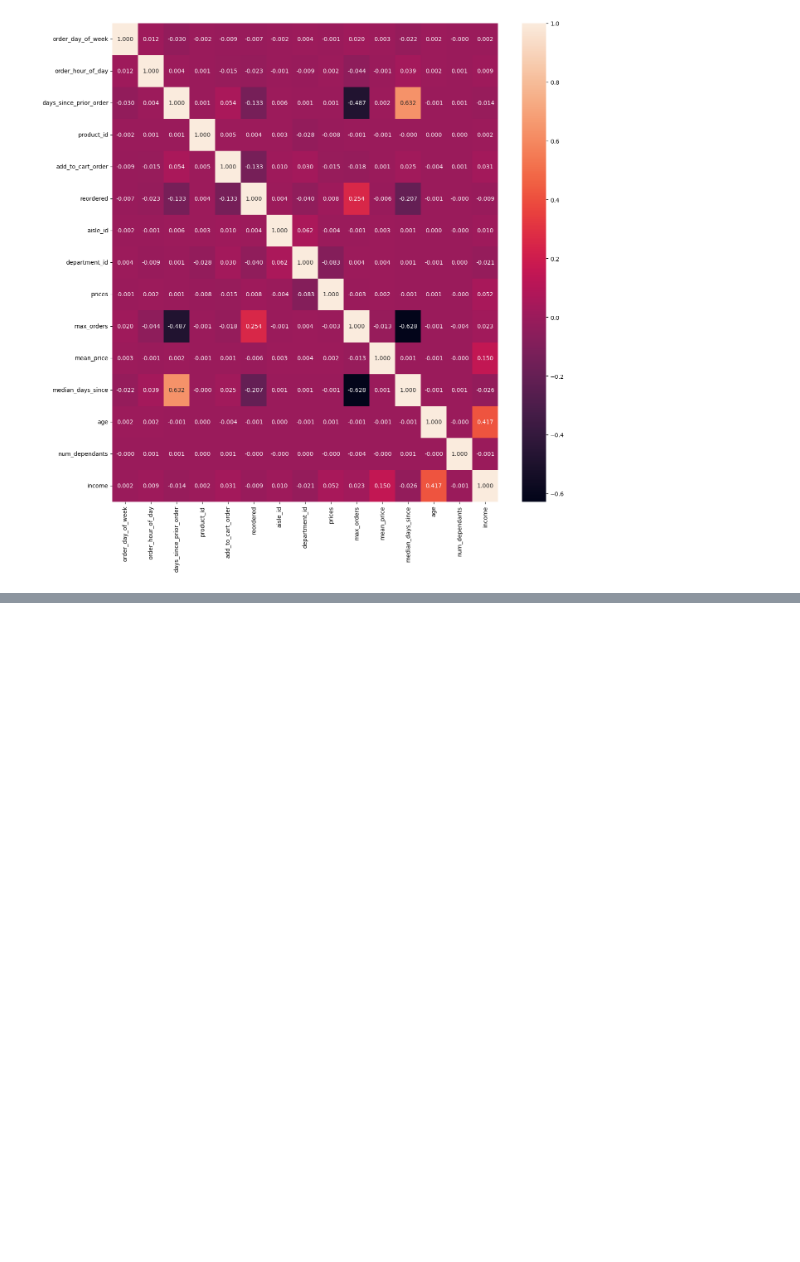
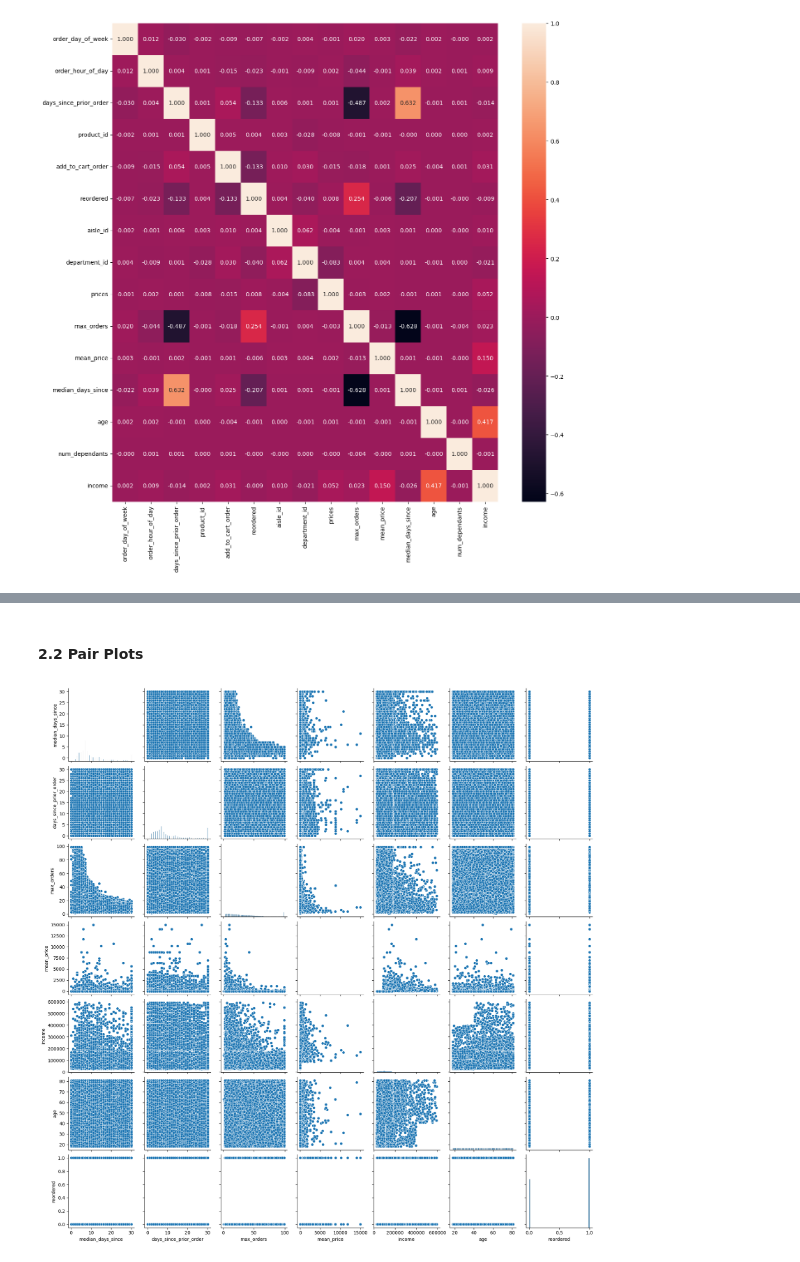
Before and after one commit to erincswift/Python_Instacart, a Jupyter notebook: 03 Scripts/4.11 Correlations.ipynb, the cells around one changed output, grey strips where cells are left out. Cells and saved outputs as stored; diff of their text form; code cells hidden in the pictures; blank space fills up the shorter version.

```diff
--- a/03 Scripts/4.11 Correlations.ipynb
+++ b/03 Scripts/4.11 Correlations.ipynb
@@ -126,3 +130,24 @@ income/age = 0.417
 # %%
 # Save seaborn correlation matrix
 seacorf.figure.savefig(os.path.join(path, '04 Analysis', '04 03 Visualizations', 'sea_cor_heatmap.png'))
+# %% [markdown]
+#### 2.2 Pair Plots
+# %%
+# Create subset of greatest correlation variables
+sub_2 = df[['median_days_since', 'days_since_prior_order', 'max_orders','mean_price', 'income', 'age', 'reordered']]
+# %%
+#Create random assignments for each record
+np.random.seed(4)
+dev = np.random.rand(len(sub_2)) <= 0.9
+# %%
+#Separate samples into buckets
+big = sub_2[dev]
+small = sub_2[~dev]
+# %%
+#Reducing data frame to only information that is needed
+sub_sample = small
+# %%
+# Create pair plot
+seapairplot = sns.pairplot(sub_sample)
+# %% [output]
+[figure, added]
```
Also changed, not shown: parts of 3 cells of this notebook.
